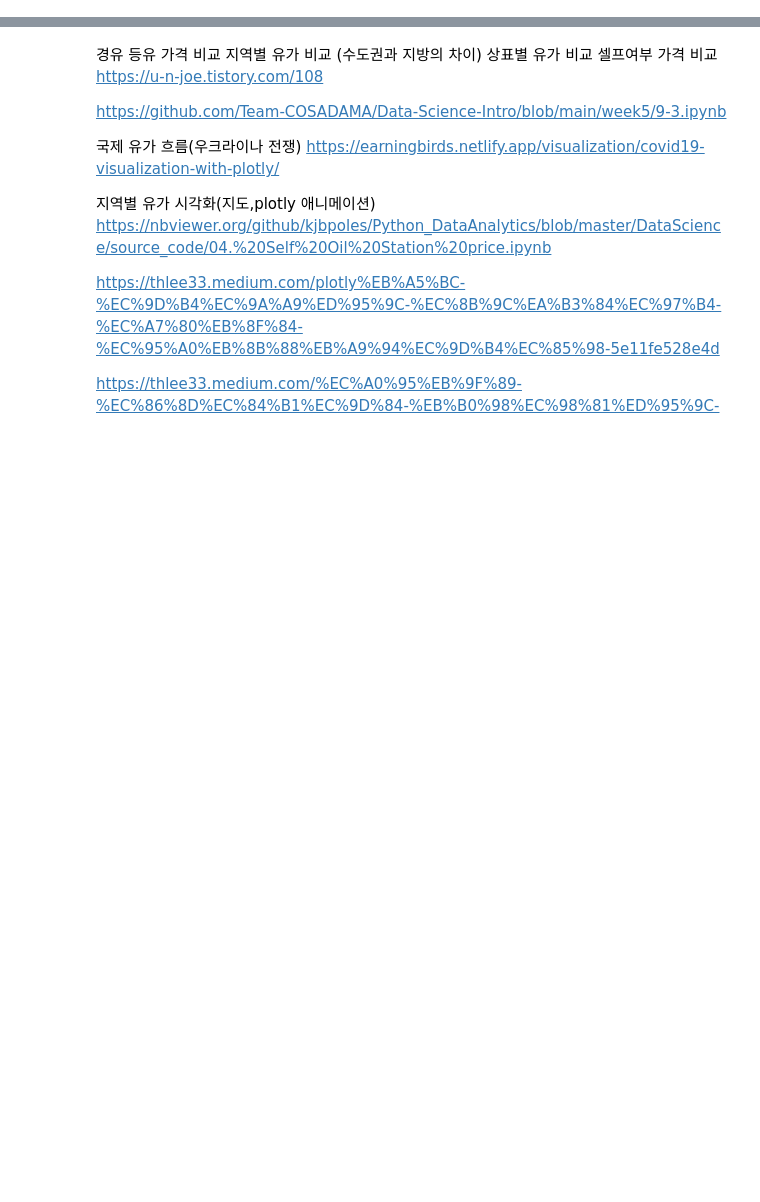
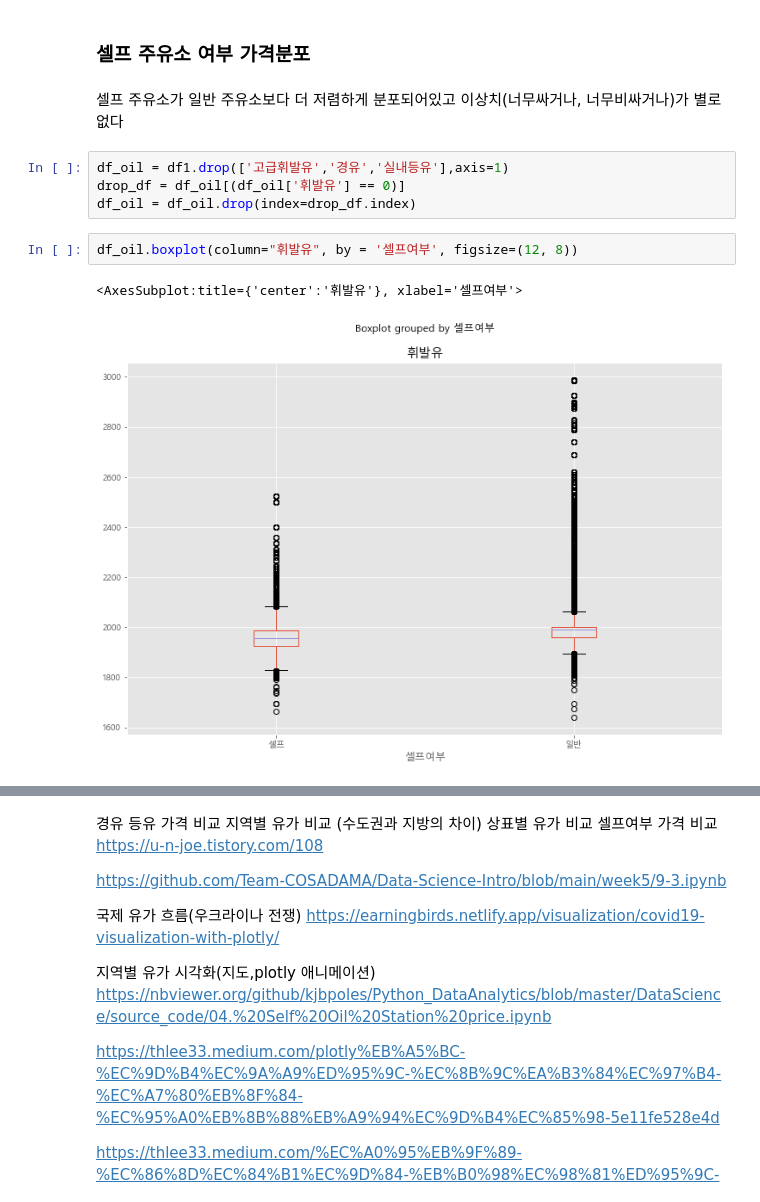
Before and after one commit to Chan0226/-, a Jupyter notebook: 시각화.ipynb, the cells around one changed output, grey strips where cells are left out. Saved outputs shown, nothing was run; the diff lists cells and outputs as text; blank space fills up the shorter version.

```diff
--- a/시각화.ipynb
+++ b/시각화.ipynb
@@ -55,0 +151,13 @@ result
+# %% [markdown]
+### 셀프 주유소 여부 가격분포
+# %% [markdown]
+셀프 주유소가 일반 주유소보다 더 저렴하게 분포되어있고 이상치(너무싸거나, 너무비싸거나)가 별로 없다
+# %%
+df_oil = df1.drop(['고급휘발유','경유','실내등유'],axis=1)
+drop_df = df_oil[(df_oil['휘발유'] == 0)]
+df_oil = df_oil.drop(index=drop_df.index)
+# %%
+df_oil.boxplot(column="휘발유", by = '셀프여부', figsize=(12, 8))
+# %% [output]
+<AxesSubplot:title={'center':'휘발유'}, xlabel='셀프여부'>
+[figure, added]
```
Also changed, not shown: parts of 80 cells of this notebook.
